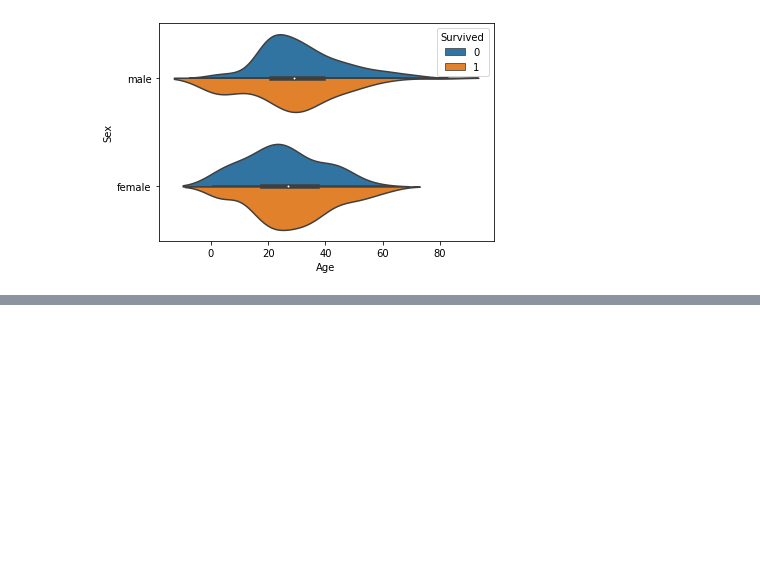
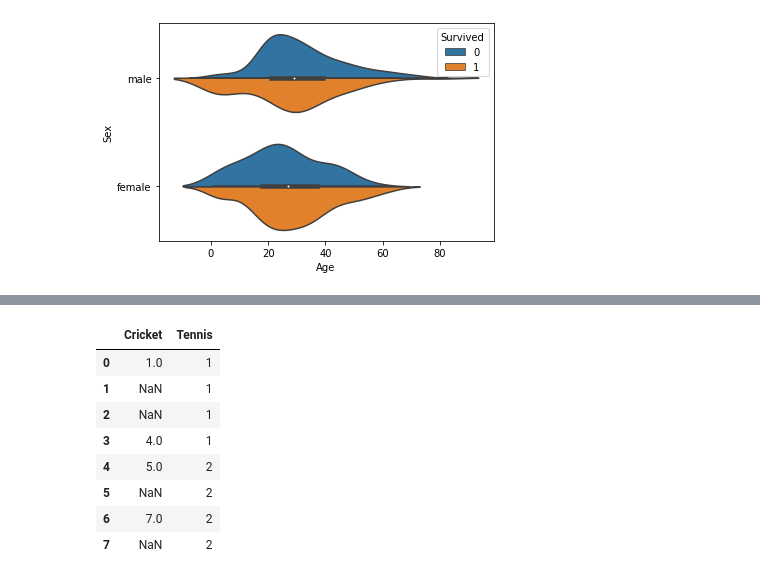
Before and after one commit to princepipariya/Verzeo-Internship, a Jupyter notebook: Testing.ipynb, the cells around one changed output, grey strips where cells are left out. Cells and saved outputs as stored; diff of their text form; code cells hidden in the pictures; blank space fills up the shorter version.

```diff
--- a/Testing.ipynb
+++ b/Testing.ipynb
@@ -1061,0 +1096,12 @@ plt.show()
+# %%
+df1
+# %% [output]
+|  | Cricket | Tennis |
+| 0 | 1.0 | 1 |
+| 1 | NaN | 1 |
+| 2 | NaN | 1 |
+| 3 | 4.0 | 1 |
+| 4 | 5.0 | 2 |
+| 5 | NaN | 2 |
+| 6 | 7.0 | 2 |
+| 7 | NaN | 2 |
```
Also changed, not shown: parts of 6 cells of this notebook.
